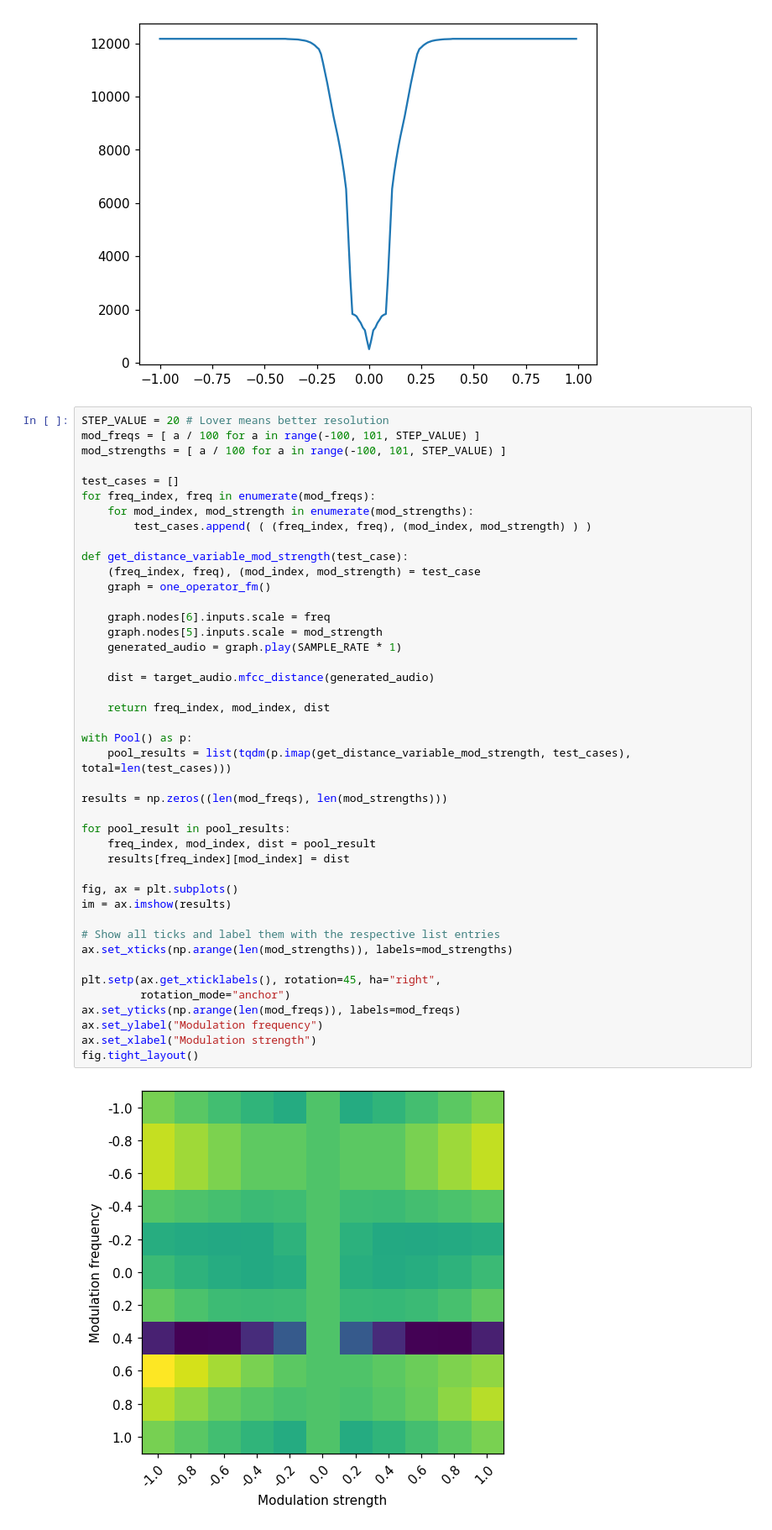
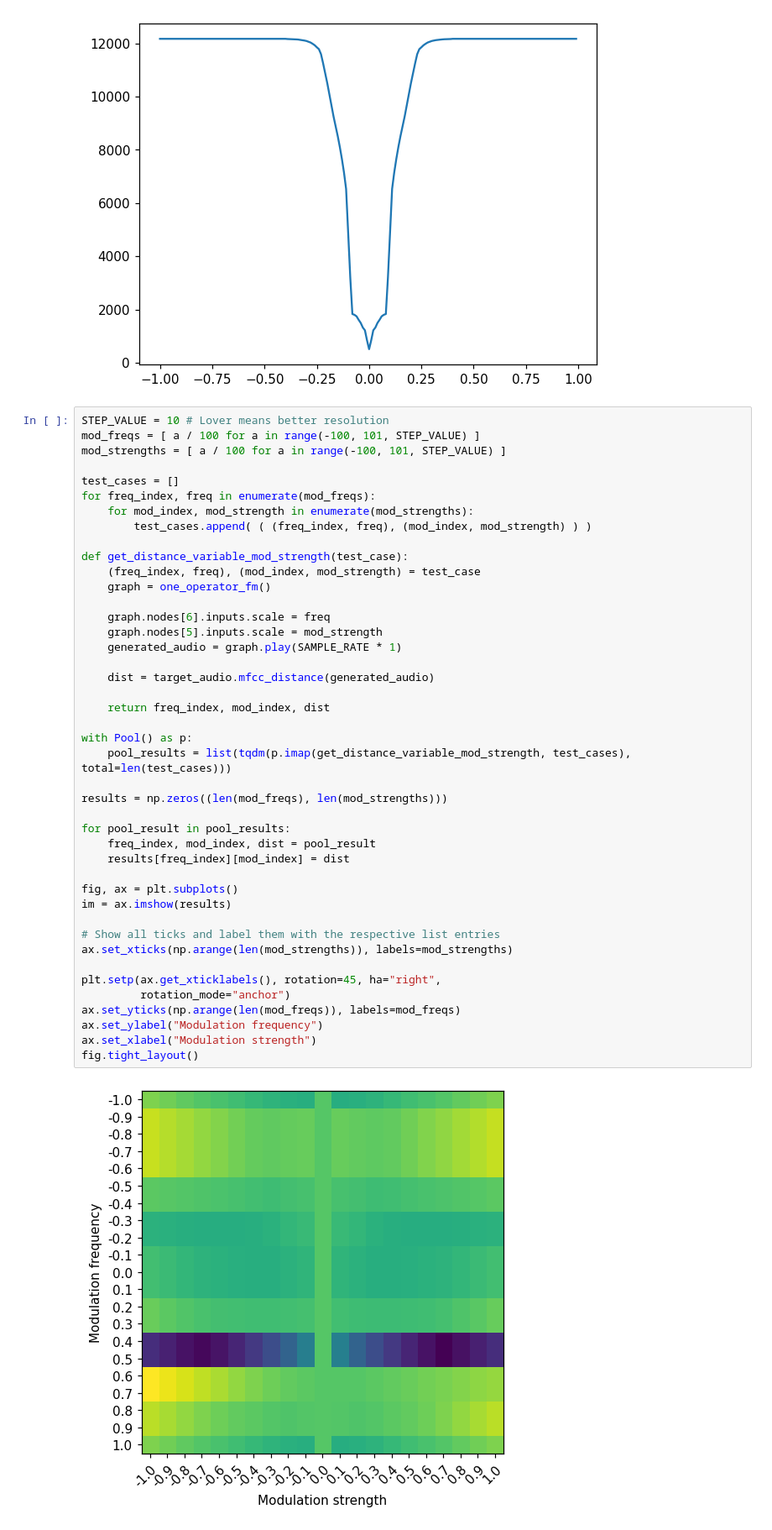
Before and after one commit to Wint3rmute/luthier, a Jupyter notebook: prototyping.ipynb, the cells around one changed output. Shown at 84% size. Saved outputs shown, nothing was run; the diff lists cells and outputs as text.

```diff
--- a/prototyping.ipynb
+++ b/prototyping.ipynb
@@ -166,7 +166,7 @@ plt.plot(attack_values, results)
 [<matplotlib.lines.Line2D at 0x...>]
 [figure]
 # %%
-STEP_VALUE = 20 # Lover means better resolution
+STEP_VALUE = 10 # Lover means better resolution
 mod_freqs = [ a / 100 for a in range(-100, 101, STEP_VALUE) ]
 mod_strengths = [ a / 100 for a in range(-100, 101, STEP_VALUE) ]
 
@@ -182,34 +182,34 @@ def get_distance_variable_mod_strength(test_case):
     graph.nodes[6].inputs.scale = freq
     graph.nodes[5].inputs.scale = mod_strength
     generated_audio = graph.play(SAMPLE_RATE * 1)
 
     dist = target_audio.mfcc_distance(generated_audio)
 
     return freq_index, mod_index, dist
 
 with Pool() as p:
     pool_results = list(tqdm(p.imap(get_distance_variable_mod_strength, test_cases), total=len(test_cases)))
 
 results = np.zeros((len(mod_freqs), len(mod_strengths)))
 
 for pool_result in pool_results:
     freq_index, mod_index, dist = pool_result
     results[freq_index][mod_index] = dist
 
 fig, ax = plt.subplots()
 im = ax.imshow(results)
 
 # Show all ticks and label them with the respective list entries
 ax.set_xticks(np.arange(len(mod_strengths)), labels=mod_strengths)
 
 plt.setp(ax.get_xticklabels(), rotation=45, ha="right",
          rotation_mode="anchor")
 ax.set_yticks(np.arange(len(mod_freqs)), labels=mod_freqs)
 ax.set_ylabel("Modulation frequency")
 ax.set_xlabel("Modulation strength")
 fig.tight_layout()
 # %% [output]
-[figure, old version]
+[figure, new version]
 # %%
 # target_audio = fm_sample
 
```
Also changed, not shown: parts of 1 cell of this notebook, 2 other files.
